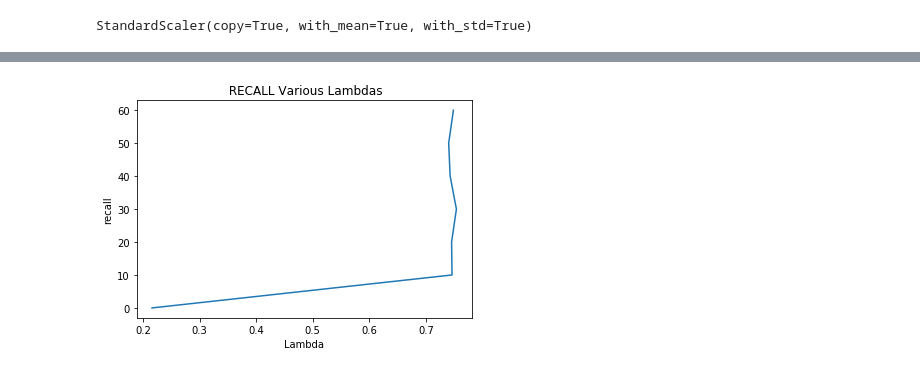
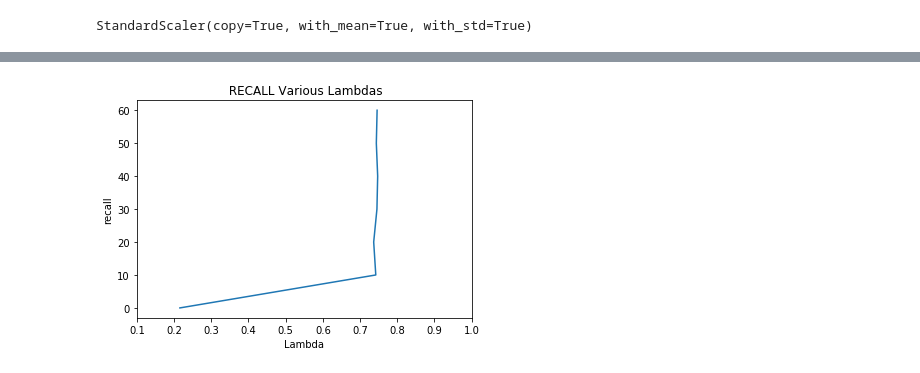
Before and after one commit to mdleiton/WiDSDatathon, a Jupyter notebook: Logstic_regression.ipynb, the cells around one changed output, grey strips where cells are left out. Cells and saved outputs as stored; diff of their text form; code cells hidden in the pictures.

```diff
--- a/Logstic_regression.ipynb
+++ b/Logstic_regression.ipynb
@@ -9,6 +10,15 @@ import numpy as np
 #from sklearn.impute import SimpleImputer
 # %% [markdown]
 ### data_imputada
+# %%
+def get_data_splits(dataframe, valid_fraction=0.1):
+    valid_fraction = 0.1
+    valid_size = int(len(dataframe) * valid_fraction)
+
+    train = dataframe[:-valid_size * 2]
+    # valid size == test size, last two sections of the data
+    valid = dataframe[-valid_size * 2:-valid_size]
+    test = dataframe[-valid_size:]
 # %%
 archivo= pandas.read_csv("dataimputada2.csv", decimal=".")
 # %%
@@ -365,8 +379,9 @@ print(ys)
 # %%
 plt.plot(score, ys )
+plt.xlim(0.10,1,0)
 plt.xlabel('Lambda')
 plt.ylabel('recall')
 plt.title(' RECALL Various Lambdas')
 plt.show()
 # %% [output]
-[figure, old version]
+[figure, new version]
```
Also changed, not shown: parts of 7 cells of this notebook, 2 other files.
